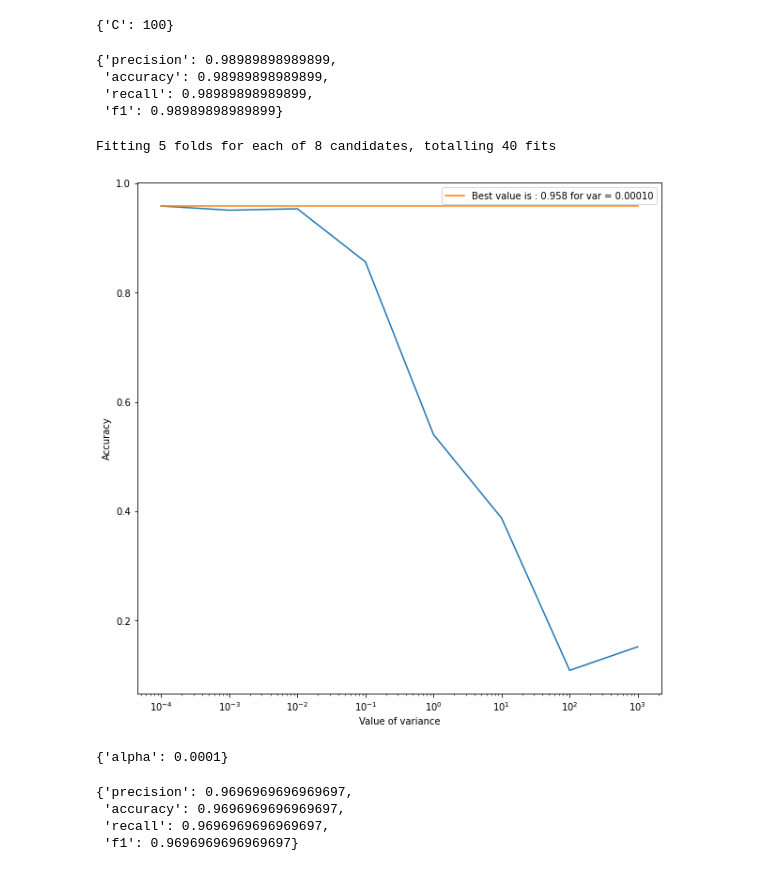
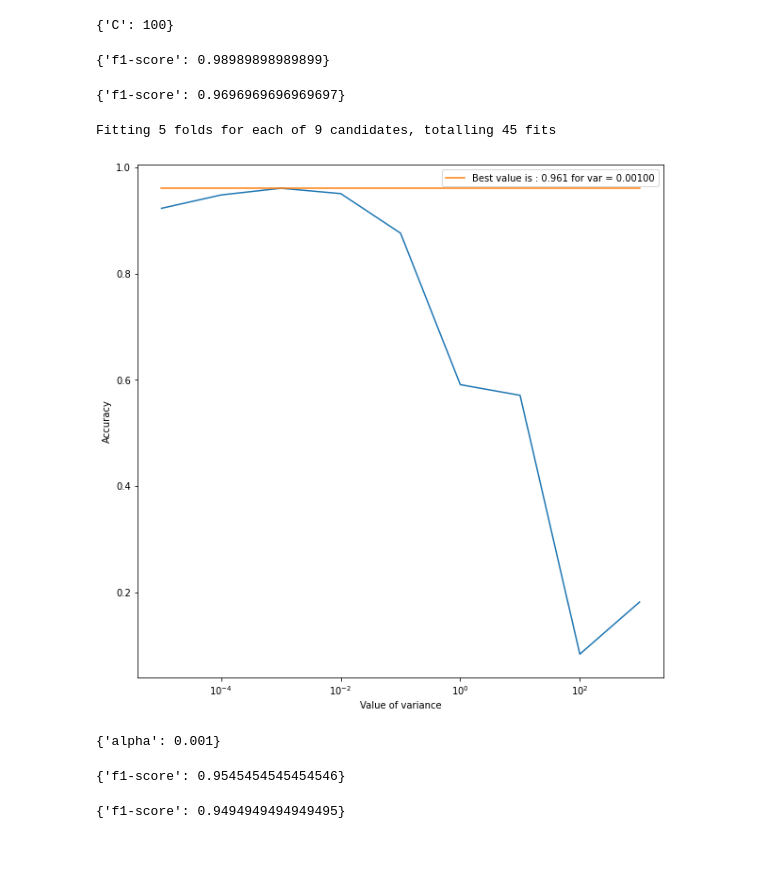
Before and after one commit to Arthur8754/ProjetML, a Jupyter notebook: main.ipynb, the cells around one changed output. Cells and saved outputs as stored; diff of their text form; code cells hidden in the pictures.

Commit message:
ajout dernier classifieur et plot

```diff
--- a/main.ipynb
+++ b/main.ipynb
@@ -33,0 +38,11 @@ X_test = scaler.transform(X_test)
+# %%
+models.append('GaussianNB')
+
+gaussian_classifier = GaussianNB_Classifier()
+gaussian_classifier.train(X_train,y_train)
+
+y_pred = gaussian_classifier.predict(X_test)
+score = gaussian_classifier.error(y_pred,y_test)
+
+f1_no_parameters.append(score['f1-score'])
+print(score)
@@ -59,0 +76,11 @@ gaussian_classifier.error(y_pred,y_test)
+# %%
+models.append('LogisticRegression')
+
+logistic_classifier = LogisticRegression_Classifier()
+logistic_classifier.train(X_train,y_train)
+
+y_pred = logistic_classifier.predict(X_test)
+score = logistic_classifier.error(y_pred,y_test)
+
+f1_no_parameters.append(score['f1-score'])
+print(score)
@@ -77,23 +106,36 @@ logistic_classifier.train(X_train,y_train)
 y_pred = logistic_classifier.predict(X_test)
 
 # use the LabelEncoder object to transform your data
-logistic_classifier.error(y_pred,y_test)
+score = logistic_classifier.error(y_pred,y_test)
+f1_parameters.append(score['f1-score'])
+
+print(score)
 # %% [output]
-{'precision': 0.98989898989899,
- 'accuracy': 0.98989898989899,
- 'recall': 0.98989898989899,
- 'f1': 0.98989898989899}
+{'f1-score': 0.98989898989899}
+# %%
+models.append('SVM')
+
+svm_classifier = SVM_Classifier()
+svm_classifier.train(X_train,y_train)
+
+y_pred = svm_classifier.predict(X_test)
+score = svm_classifier.error(y_pred,y_test)
+
+f1_no_parameters.append(score['f1-score'])
+print(score)
+# %% [output]
+{'f1-score': 0.9696969696969697}
 # %%
 # create an instance of the LogisticRegressionClassifier class with a dictionary of hyperparameters to search over
-svm_classifier = SVM_Classifier({"alpha":[1e-4, 1e-3, 1e-2, 1e-1, 1e0, 1e1, 1e2, 1e3]})
+svm_classifier = SVM_Classifier({"alpha":[1e-5,1e-4, 1e-3, 1e-2, 1e-1, 1e0, 1e1, 1e2, 1e3]})
 
 # find the best hyperparameters for the classifier
 svm_best_params = svm_classifier.hyperparameter_search(X_train, y_train, k=5,graphic=True)
 print(svm_best_params)
 # %% [output]
-Fitting 5 folds for each of 8 candidates, totalling 40 fits
+Fitting 5 folds for each of 9 candidates, totalling 45 fits
-[figure, old version]
+[figure, new version]
-{'alpha': 0.0001}
+{'alpha': 0.001}
 # %%
 svm_classifier = SVM_Classifier()
 svm_classifier.setParameter(svm_best_params)
@@ -103,11 +145,24 @@ svm_classifier.train(X_train,y_train)
 y_pred = svm_classifier.predict(X_test)
 
 # use the LabelEncoder object to transform your data
-svm_classifier.error(y_pred,y_test)
+score = svm_classifier.error(y_pred,y_test)
+f1_parameters.append(score['f1-score'])
+
+print(score)
 # %% [output]
-{'precision': 0.9696969696969697,
- 'accuracy': 0.9696969696969697,
- 'recall': 0.9696969696969697,
- 'f1': 0.9696969696969697}
+{'f1-score': 0.9545454545454546}
+# %%
+models.append('Perceptron')
+
+perceptron_classifier = Perceptron_Classifier()
+perceptron_classifier.train(X_train,y_train)
+
+y_pred = perceptron_classifier.predict(X_test)
+score = perceptron_classifier.error(y_pred,y_test)
+
+f1_no_parameters.append(score['f1-score'])
+print(score)
+# %% [output]
+{'f1-score': 0.9494949494949495}
 # %%
 # create an instance of the LogisticRegressionClassifier class with a dictionary of hyperparameters to search over
```
Also changed, not shown: parts of 14 cells of this notebook, 5 other files.
